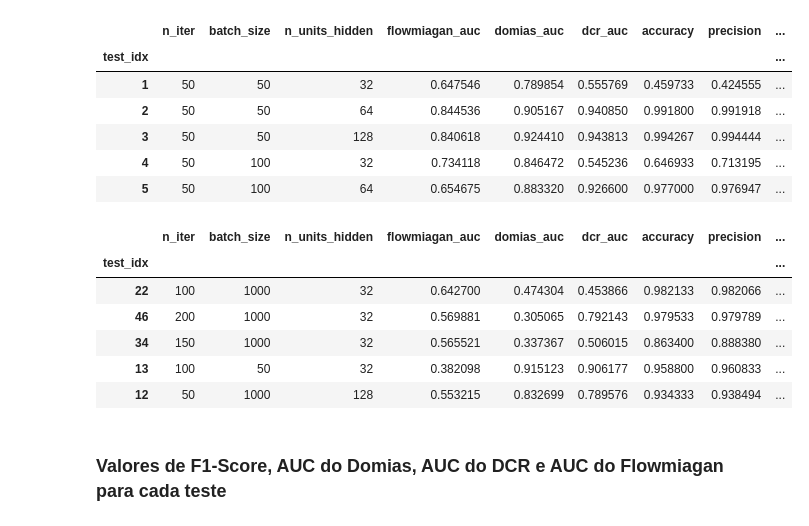
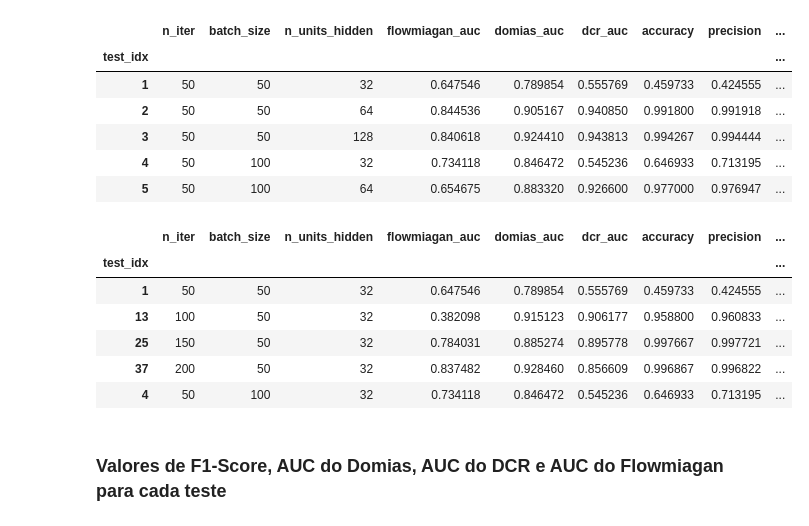
Before and after one commit to Alan-TC/AblationStudy, a Jupyter notebook: analise.ipynb, the cells around one changed output. Saved outputs shown, nothing was run; the diff lists cells and outputs as text; code cells hidden in the pictures.

Commit message:
feat: resultados seed fixa

```diff
--- a/analise.ipynb
+++ b/analise.ipynb
@@ -6,7 +64,7 @@ import matplotlib.pyplot as plt
 # %%
-df_ablation = pd.read_csv('ablation/cidds/results/ablation.csv')
-df_ablation.set_index('test_idx', inplace=True)
-df_ablation.head()
+df_ablation_v1 = pd.read_csv('ablation_v1/cidds/results/ablation.csv')
+df_ablation_v1.set_index('test_idx', inplace=True)
+df_ablation_v1.head()
 # %% [output]
 |  | n_iter | batch_size | n_units_hidden | flowmiagan_auc | domias_auc | dcr_auc | accuracy | precision | ... |
 | test_idx |  |  |  |  |  |  |  |  | ... |
@@ -16,19 +74,19 @@ df_ablation.head()
 | 4 | 50 | 100 | 32 | 0.734118 | 0.846472 | 0.545236 | 0.646933 | 0.713195 | ... |
 | 5 | 50 | 100 | 64 | 0.654675 | 0.883320 | 0.926600 | 0.977000 | 0.976947 | ... |
 # %%
-df_ablation['media_auc'] = (df_ablation['flowmiagan_auc'] + df_ablation['domias_auc'] + df_ablation['dcr_auc'])/3
-df_ablation['f1_X_auc'] = df_ablation['f1-score'] - df_ablation['media_auc']
+df_ablation_v1['media_auc'] = (df_ablation_v1['flowmiagan_auc'] + df_ablation_v1['domias_auc'] + df_ablation_v1['dcr_auc'])/3
+df_ablation_v1['f1_X_auc'] = df_ablation_v1['f1-score'] - df_ablation_v1['media_auc']
 
-df_ablation = df_ablation.sort_values(by=['f1_X_auc', 'f1-score'], ascending=[False, False])
-df_ablation.head()
+df_ablation_v1 = df_ablation_v1.sort_values(by=['n_units_hidden', 'batch_size', 'n_iter'])
+df_ablation_v1.head()
 # %% [output]
 |  | n_iter | batch_size | n_units_hidden | flowmiagan_auc | domias_auc | dcr_auc | accuracy | precision | ... |
 | test_idx |  |  |  |  |  |  |  |  | ... |
-| 22 | 100 | 1000 | 32 | 0.642700 | 0.474304 | 0.453866 | 0.982133 | 0.982066 | ... |
-| 46 | 200 | 1000 | 32 | 0.569881 | 0.305065 | 0.792143 | 0.979533 | 0.979789 | ... |
-| 34 | 150 | 1000 | 32 | 0.565521 | 0.337367 | 0.506015 | 0.863400 | 0.888380 | ... |
+| 1 | 50 | 50 | 32 | 0.647546 | 0.789854 | 0.555769 | 0.459733 | 0.424555 | ... |
 | 13 | 100 | 50 | 32 | 0.382098 | 0.915123 | 0.906177 | 0.958800 | 0.960833 | ... |
-| 12 | 50 | 1000 | 128 | 0.553215 | 0.832699 | 0.789576 | 0.934333 | 0.938494 | ... |
+| 25 | 150 | 50 | 32 | 0.784031 | 0.885274 | 0.895778 | 0.997667 | 0.997721 | ... |
+| 37 | 200 | 50 | 32 | 0.837482 | 0.928460 | 0.856609 | 0.996867 | 0.996822 | ... |
+| 4 | 50 | 100 | 32 | 0.734118 | 0.846472 | 0.545236 | 0.646933 | 0.713195 | ... |
 # %% [markdown]
 ### Valores de F1-Score, AUC do Domias, AUC do DCR e AUC do Flowmiagan para cada teste
 # %%
```
Also changed, not shown: parts of 17 cells of this notebook, 9 other files.
